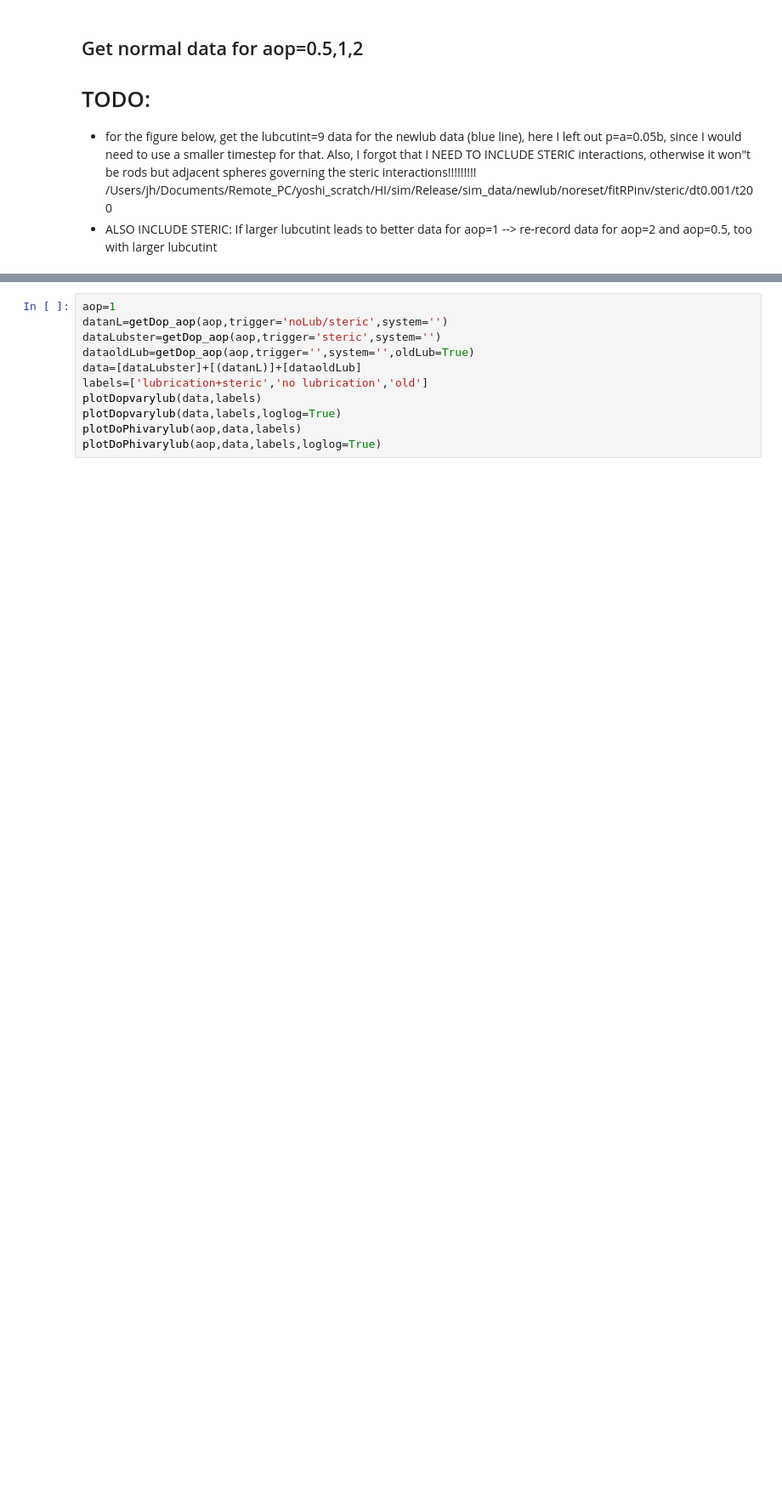
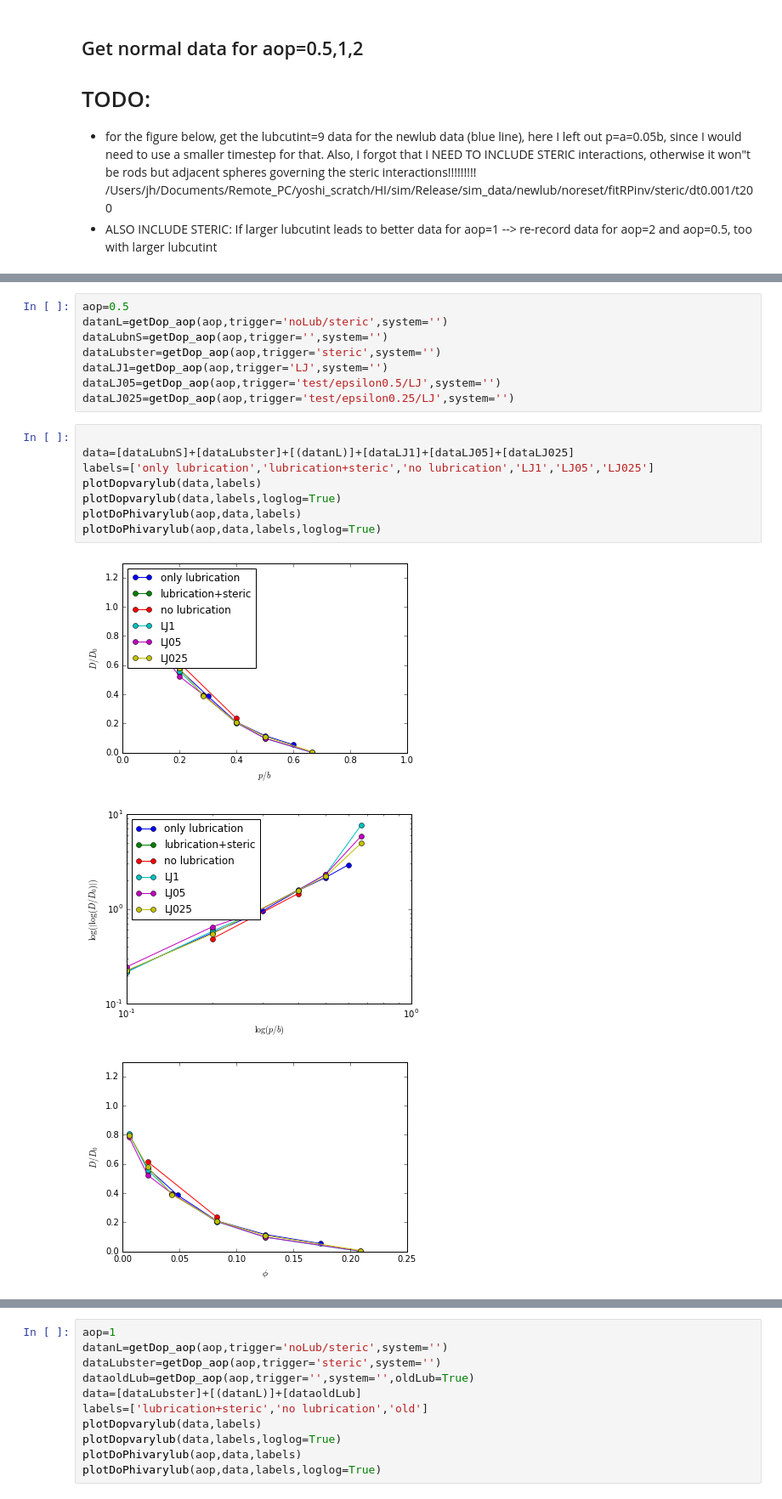
Before and after one commit to JohannHansing/iPythonNB, a Jupyter notebook: HIforBD/Figures.ipynb, the cells around one changed output, grey strips where cells are left out. Shown at 85% size. Cells and saved outputs as stored; diff of their text form; blank space fills up the shorter version.

```diff
--- a/HIforBD/Figures.ipynb
+++ b/HIforBD/Figures.ipynb
@@ -162,0 +240,20 @@ def getDop_aop(aop,n=1,trigger='',system='',oldLub=False):
+# %%
+aop=0.5
+datanL=getDop_aop(aop,trigger='noLub/steric',system='')
+dataLubnS=getDop_aop(aop,trigger='',system='')
+dataLubster=getDop_aop(aop,trigger='steric',system='')
+dataLJ1=getDop_aop(aop,trigger='LJ',system='')
+dataLJ05=getDop_aop(aop,trigger='test/epsilon0.5/LJ',system='')
+dataLJ025=getDop_aop(aop,trigger='test/epsilon0.25/LJ',system='')
+# %%
+
+data=[dataLubnS]+[dataLubster]+[(datanL)]+[dataLJ1]+[dataLJ05]+[dataLJ025]
+labels=['only lubrication','lubrication+steric','no lubrication','LJ1','LJ05','LJ025']
+plotDopvarylub(data,labels)
+plotDopvarylub(data,labels,loglog=True)
+plotDoPhivarylub(aop,data,labels)
+plotDoPhivarylub(aop,data,labels,loglog=True)
+# %% [output]
+[figure, added]
+[figure, added]
+[figure, added]
```
Also changed, not shown: parts of 12 cells of this notebook, 8 other files.
